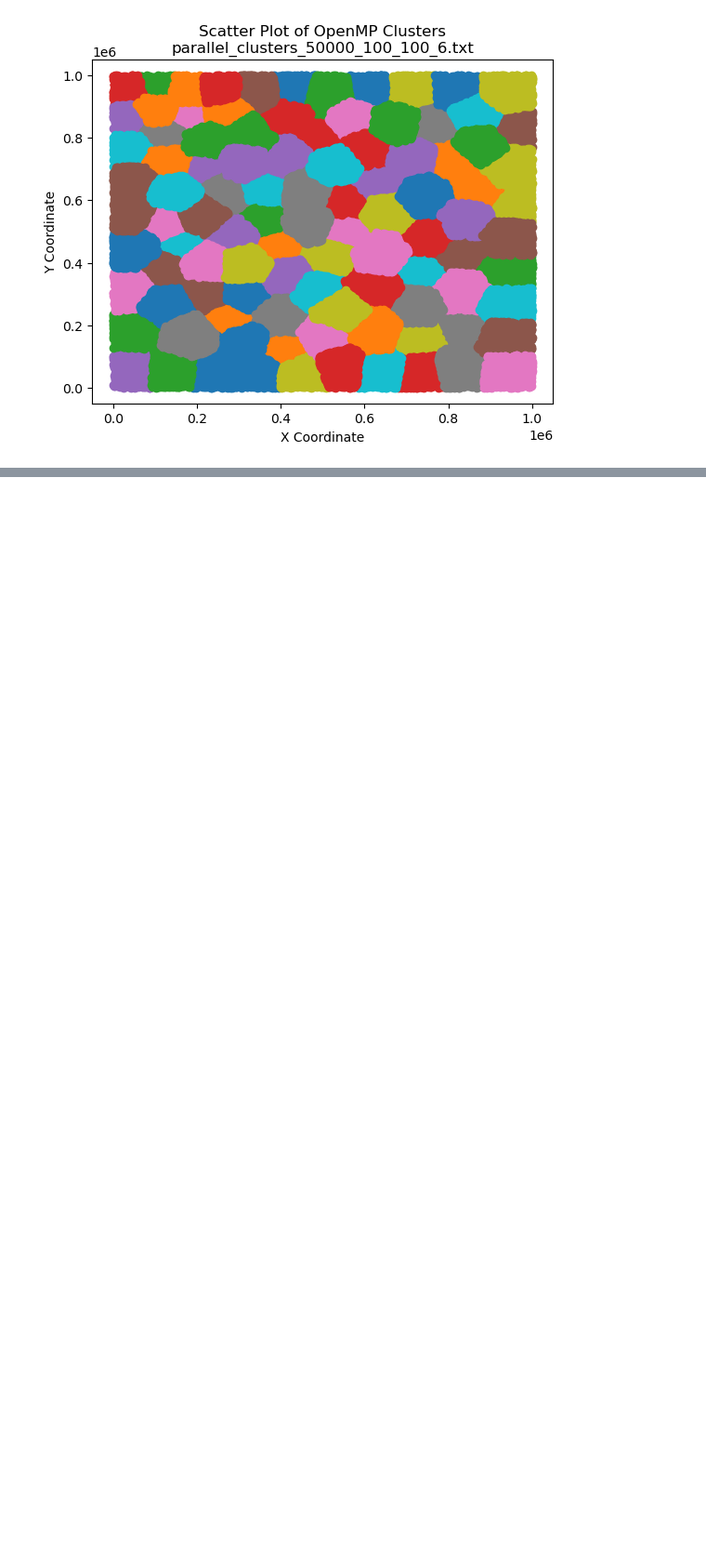
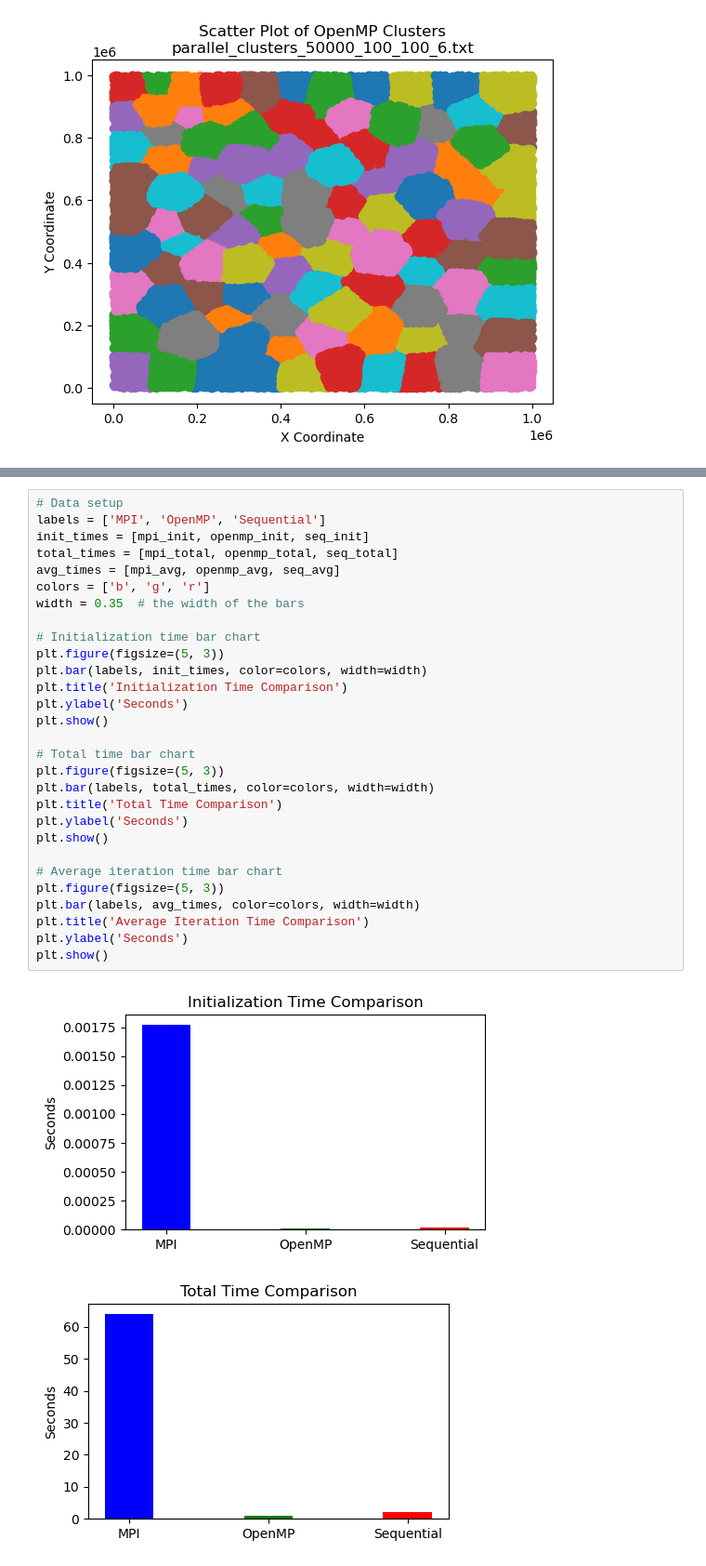
Before and after one commit to cmse822/final-project-Ledengary, a Jupyter notebook: plotting.ipynb, the cells around one changed output, grey strips where cells are left out. Shown at 93% size. Cells and saved outputs as stored; diff of their text form; blank space fills up the shorter version.

```diff
--- a/plotting.ipynb
+++ b/plotting.ipynb
@@ -135,0 +274,32 @@ for instance in parallel_instances:
+# %%
+# Data setup
+labels = ['MPI', 'OpenMP', 'Sequential']
+init_times = [mpi_init, openmp_init, seq_init]
+total_times = [mpi_total, openmp_total, seq_total]
+avg_times = [mpi_avg, openmp_avg, seq_avg]
+colors = ['b', 'g', 'r']
+width = 0.35  # the width of the bars
+
+# Initialization time bar chart
+plt.figure(figsize=(5, 3))
+plt.bar(labels, init_times, color=colors, width=width)
+plt.title('Initialization Time Comparison')
+plt.ylabel('Seconds')
+plt.show()
+
+# Total time bar chart
+plt.figure(figsize=(5, 3))
+plt.bar(labels, total_times, color=colors, width=width)
+plt.title('Total Time Comparison')
+plt.ylabel('Seconds')
+plt.show()
+
+# Average iteration time bar chart
+plt.figure(figsize=(5, 3))
+plt.bar(labels, avg_times, color=colors, width=width)
+plt.title('Average Iteration Time Comparison')
+plt.ylabel('Seconds')
+plt.show()
+# %% [output]
+[figure, added]
+[figure, added]
```
Also changed, not shown: parts of 14 cells of this notebook, 29 other files.
